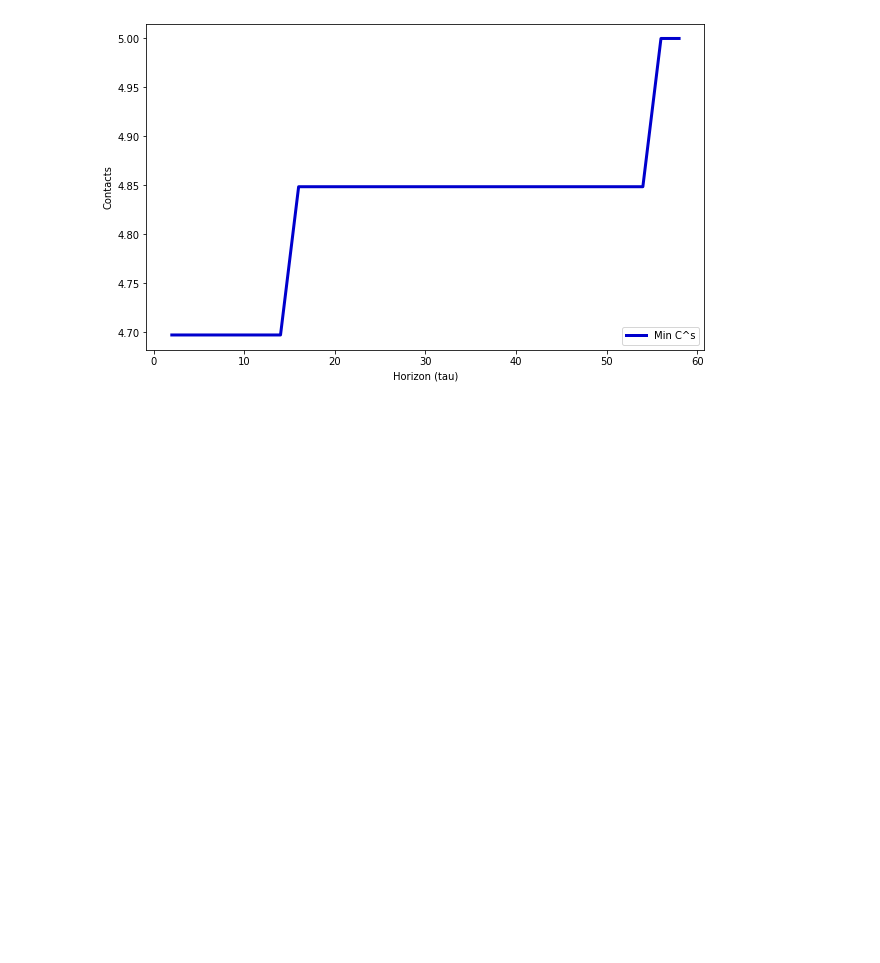
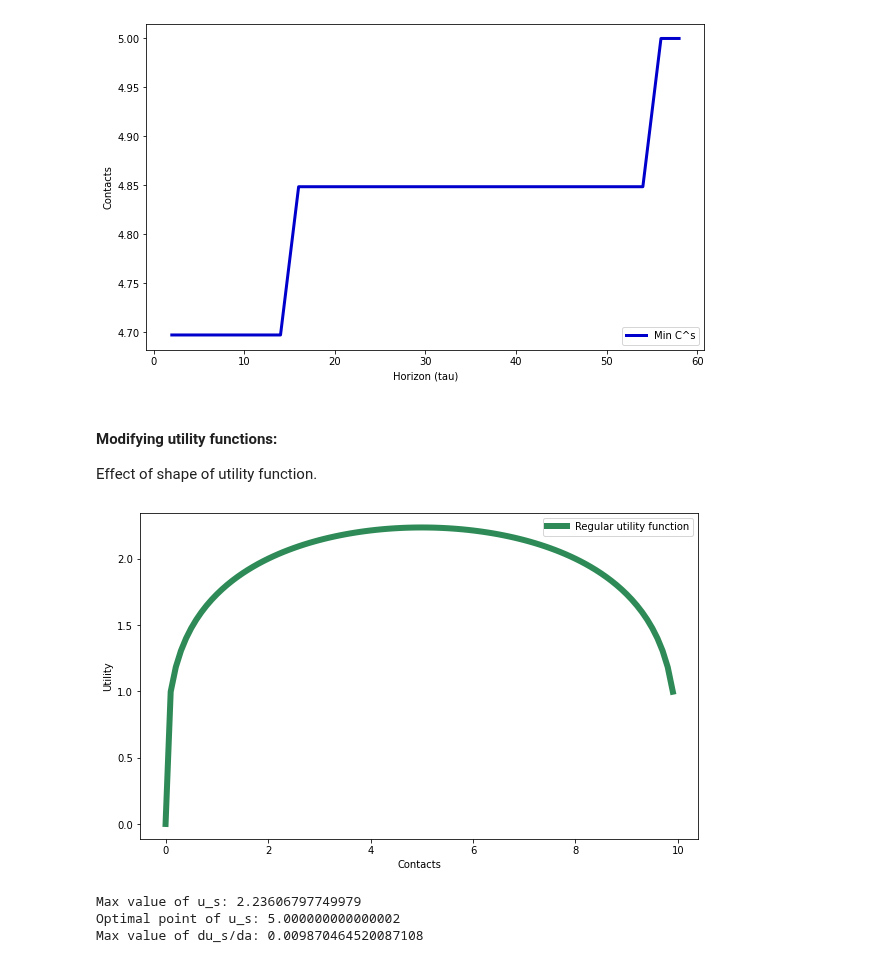
Before and after one commit to JimmyCalvoMonge/adaptive, a Jupyter notebook: design/adaptive/adaptive_use.ipynb, the cells around one changed output. Cells and saved outputs as stored; diff of their text form; code cells hidden in the pictures; blank space fills up the shorter version.

```diff
--- a/design/adaptive/adaptive_use.ipynb
+++ b/design/adaptive/adaptive_use.ipynb
@@ -411,3 +474,6 @@ plt.rcParams["figure.figsize"] = (10,6)
 plt.show()
 # %% [output]
 [figure]
+# %% [markdown]
+#### Modifying utility functions:
+Effect of shape of utility function.
@@ -413,0 +517,24 @@ plt.show()
+# %%
+def u_s_orig(a):
+    return (b_s*a - a**2)**nu - a_s
+
+x_new = np.arange(0, 10, 0.1)
+plt.plot(x_new, [u_s_orig(xx) for xx in x_new], 'seagreen',
+         label="Regular utility function", linewidth=6)
+plt.xlabel("Contacts")
+plt.ylabel("Utility")
+plt.legend()
+plt.show()
+x_new = np.arange(3, 7, 0.1)
+vals_orig = [u_s_orig(a) for a in x_new]
+max_vals_orig = np.nanmax(vals_orig)
+gradient_orig = np.gradient(vals_orig)
+max_gradient_orig = np.nanmax(gradient_orig)
+print(f"Max value of u_s: {max_vals_orig}")
+print(f"Optimal point of u_s: {x_new[vals_orig.index(max_vals_orig)]}")
+print(f"Max value of du_s/da: {max_gradient_orig}")
+# %% [output]
+[figure, added]
+Max value of u_s: 2.23606797749979
+Optimal point of u_s: 5.000000000000002
+Max value of du_s/da: 0.009870464520087108
```
Also changed, not shown: parts of 11 cells of this notebook, 7 other files.
